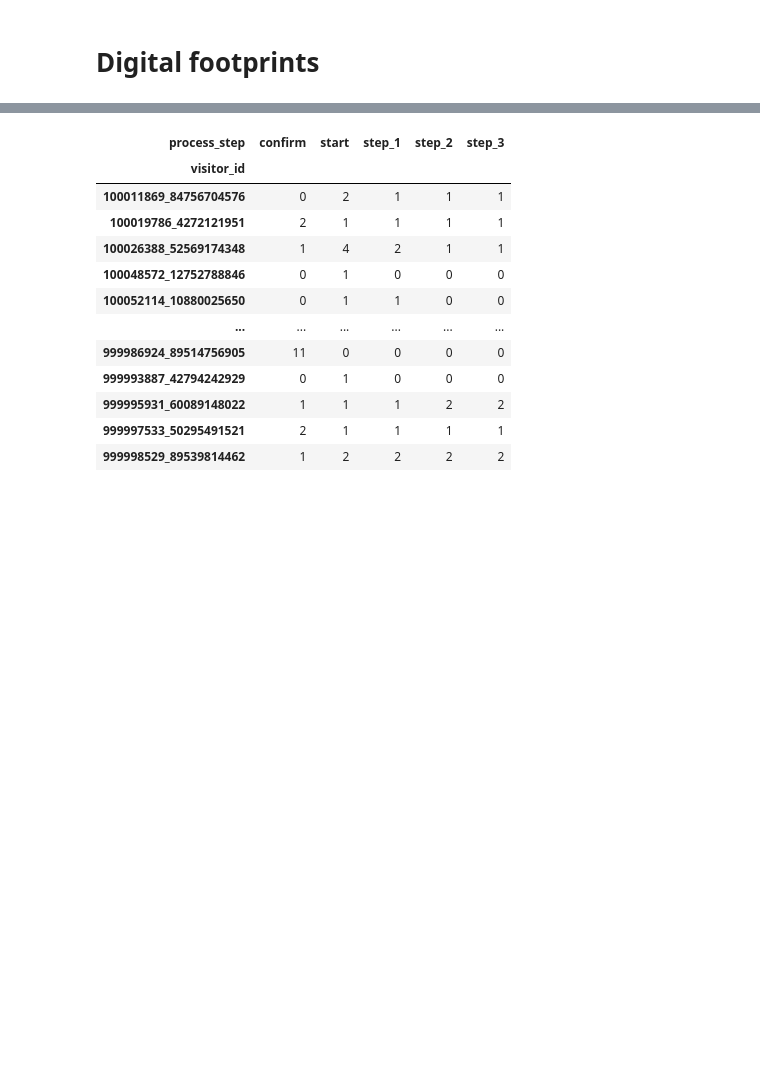
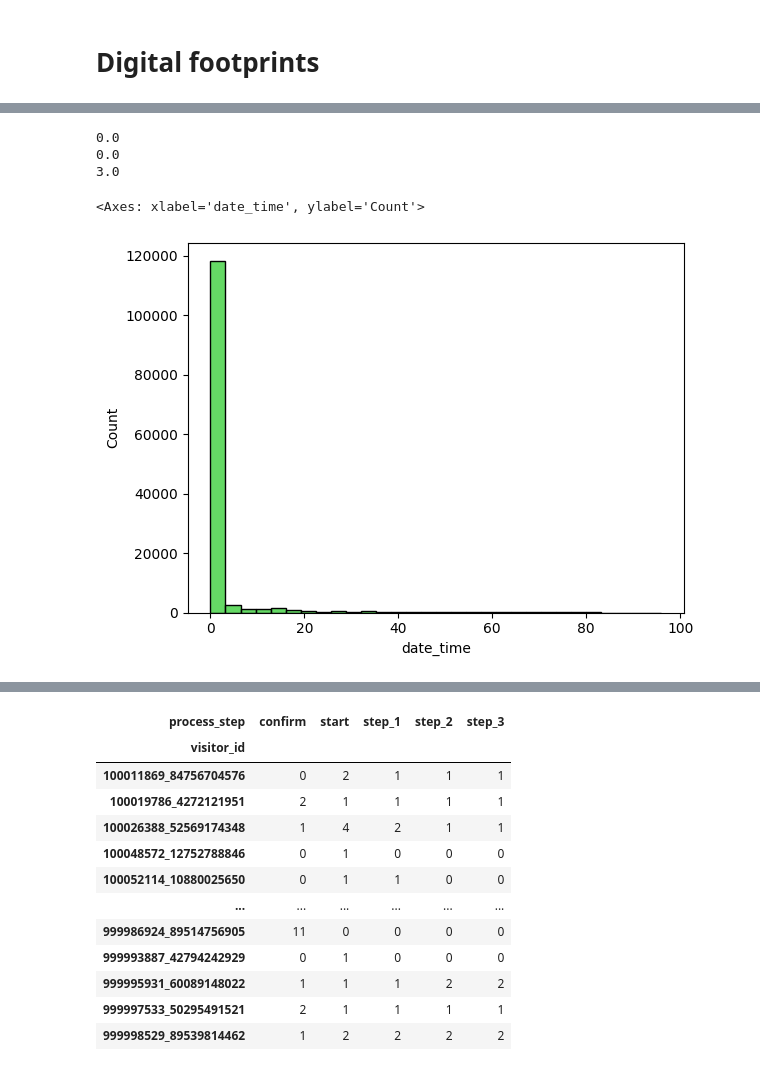
Before and after one commit to dimitsagk/AB_Testing_Analysis, a Jupyter notebook: notebooks/Project_2_02Cleaning+EDA.ipynb, the cells around one changed output, grey strips where cells are left out. Drawn from its saved outputs; the diff is of its cells as text; code cells hidden in the pictures; blank space fills up the shorter version.

```diff
--- a/notebooks/Project_2_02Cleaning+EDA.ipynb
+++ b/notebooks/Project_2_02Cleaning+EDA.ipynb
@@ -312,0 +292,3 @@ df_trace[df_trace['visitor_id'] == '451664975_1722933822']
+# %%
+# calculation the visit duration
+visit_duration = df_trace.groupby('visitor_id')['date_time'].agg(lambda x: x.max()-x.min()).sort_values(ascending=False)
@@ -312,0 +311,2 @@ df_trace[df_trace['visitor_id'] == '451664975_1722933822']
+# %%
+visit_duration_in_days = visit_duration.dt.days
@@ -312,0 +325,15 @@ df_trace[df_trace['visitor_id'] == '451664975_1722933822']
+# %%
+print(visit_duration_in_days.quantile(0.8)) #  0
+print(visit_duration_in_days.quantile(0.85)) # 0
+print(visit_duration_in_days.quantile(0.9)) # 3
+# %% [output]
+0.0
+0.0
+3.0
+# %%
+visit_duration_in_days = pd.DataFrame(visit_duration_in_days)
+# %%
+sns.histplot(visit_duration_in_days["date_time"], bins=30, color='limegreen')
+# %% [output]
+<Axes: xlabel='date_time', ylabel='Count'>
+[figure, added]
```
Also changed, not shown: parts of 21 cells of this notebook.
